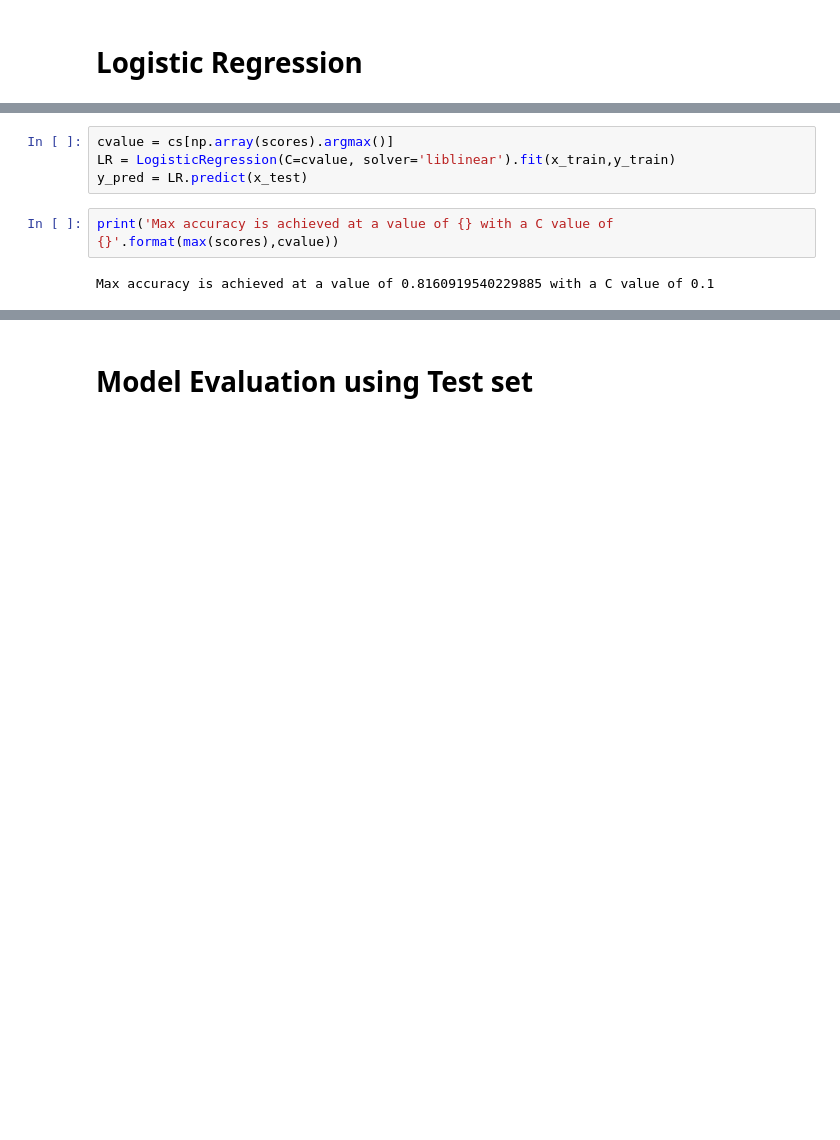
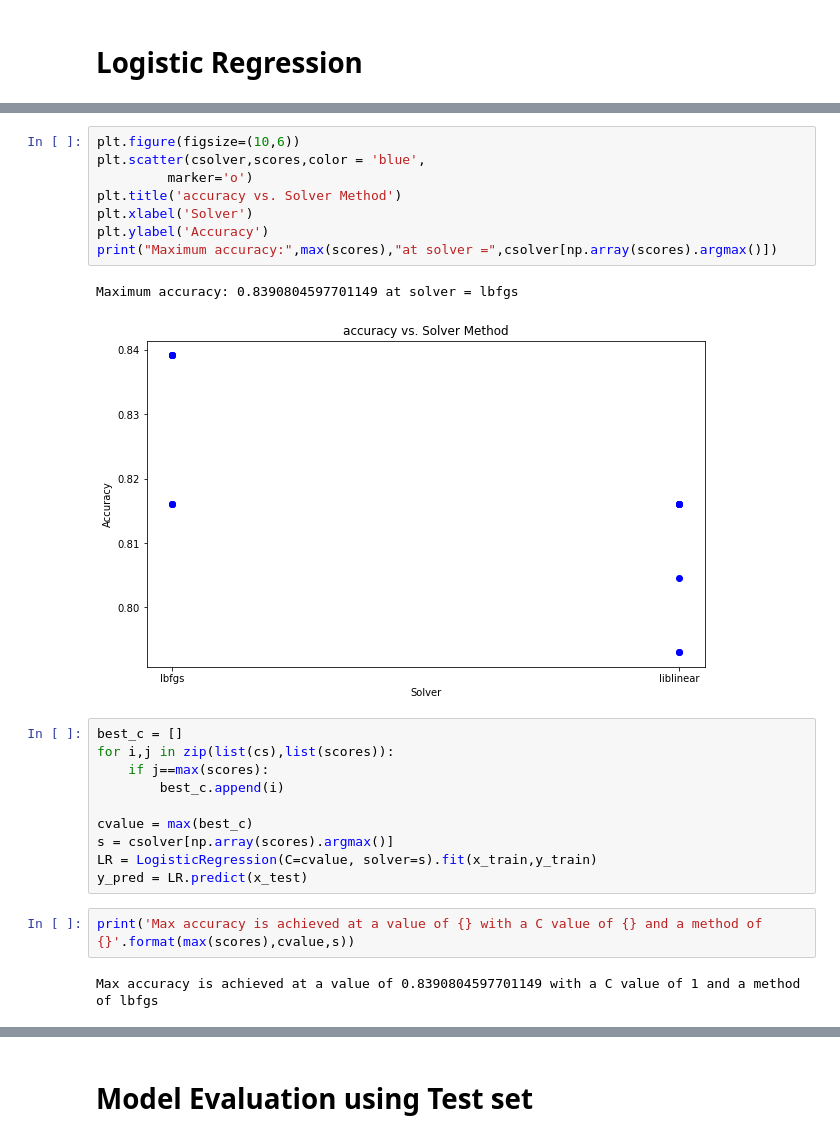
Before and after one commit to alexfrf/coursera-capstone-project, a Jupyter notebook: Capstone_Project.ipynb, the cells around one changed output, grey strips where cells are left out. Cells and saved outputs as stored; diff of their text form; blank space fills up the shorter version.

```diff
--- a/Capstone_Project.ipynb
+++ b/Capstone_Project.ipynb
@@ -542,11 +546,28 @@ Maximum accuracy: 0.8160919540229885 at C = 0.1
+# %%
+plt.figure(figsize=(10,6))
+plt.scatter(csolver,scores,color = 'blue',
+         marker='o')
+plt.title('accuracy vs. Solver Method')
+plt.xlabel('Solver')
+plt.ylabel('Accuracy')
+print("Maximum accuracy:",max(scores),"at solver =",csolver[np.array(scores).argmax()])
+# %% [output]
+Maximum accuracy: 0.8390804597701149 at solver = lbfgs
+[figure, added]
 # %%
-cvalue = cs[np.array(scores).argmax()]
-LR = LogisticRegression(C=cvalue, solver='liblinear').fit(x_train,y_train)
+best_c = []
+for i,j in zip(list(cs),list(scores)):
+    if j==max(scores):
+        best_c.append(i)
+
+cvalue = max(best_c)
+s = csolver[np.array(scores).argmax()]
+LR = LogisticRegression(C=cvalue, solver=s).fit(x_train,y_train)
 y_pred = LR.predict(x_test)
 # %%
-print('Max accuracy is achieved at a value of {} with a C value of {}'.format(max(scores),cvalue))
+print('Max accuracy is achieved at a value of {} with a C value of {} and a method of {}'.format(max(scores),cvalue,s))
 # %% [output]
-Max accuracy is achieved at a value of 0.8160919540229885 with a C value of 0.1
+Max accuracy is achieved at a value of 0.8390804597701149 with a C value of 1 and a method of lbfgs
 # %%
 y_pred_prob = LR.predict_proba(x_test)
 y_pred_prob
```
Also changed, not shown: parts of 17 cells of this notebook.
